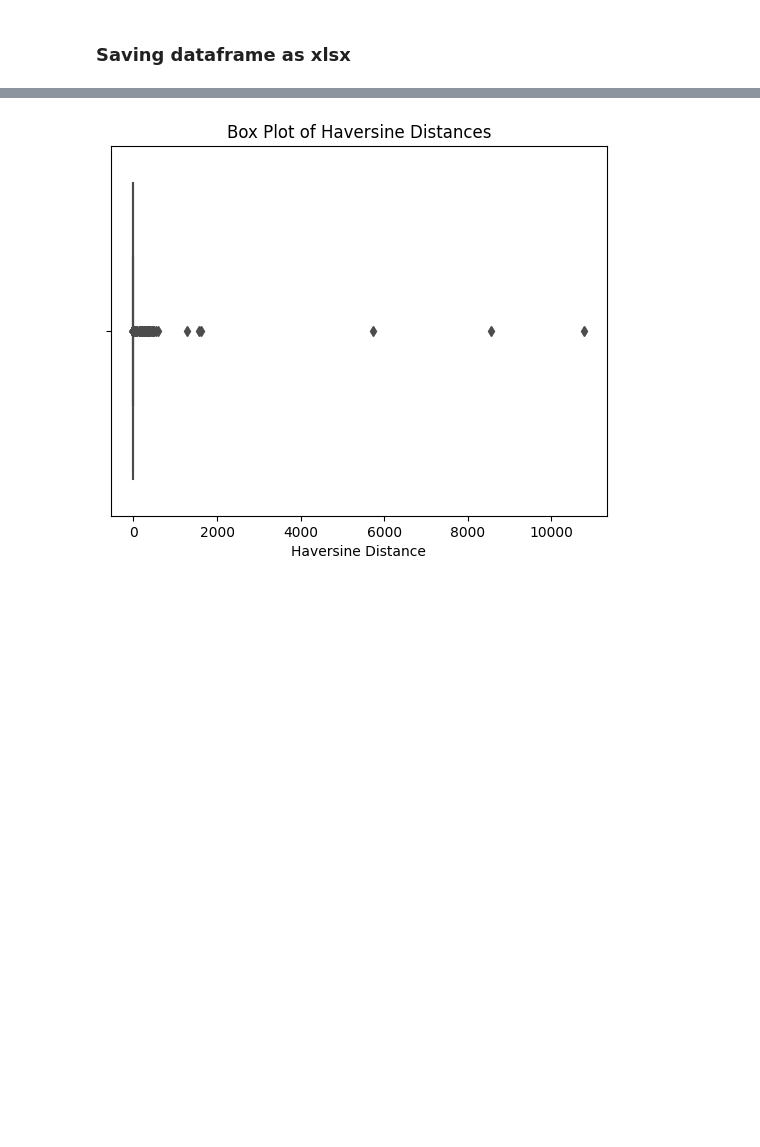
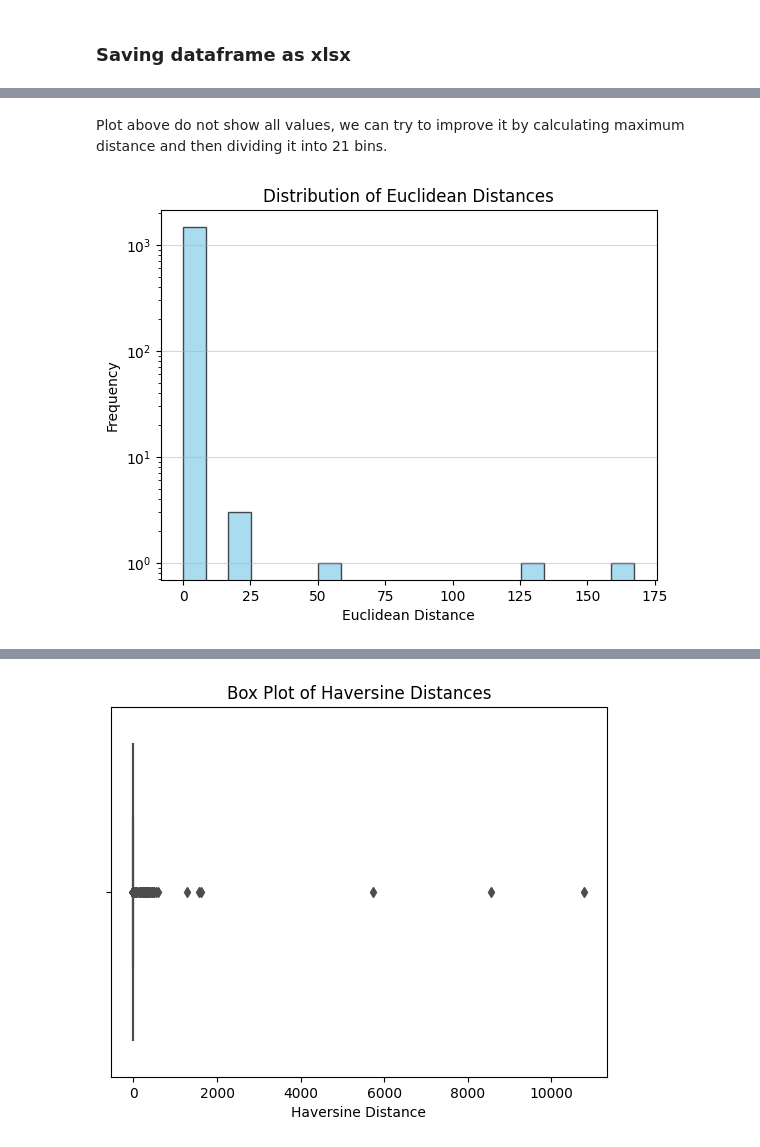
Before and after one commit to wiktorflorian/Tasks, a Jupyter notebook: NumLab/geo_localization.ipynb, the cells around one changed output, grey strips where cells are left out. Cells and saved outputs as stored; diff of their text form; code cells hidden in the pictures; blank space fills up the shorter version.

```diff
--- a/NumLab/geo_localization.ipynb
+++ b/NumLab/geo_localization.ipynb
@@ -107,0 +133,19 @@ plt.show()
+# %% [markdown]
+Plot above do not show all values, we can try to improve it by calculating maximum distance and then dividing it into 21 bins.
+# %%
+# Calculate the maximum distance value
+ed_max_distance = df['euclidean_distance'].max()
+
+# Define the bin edges
+bin_edges = np.linspace(0, ed_max_distance, num=21)
+
+# Plot the histogram with the adjusted bin range
+plt.hist(df['euclidean_distance'], bins=bin_edges, color='skyblue', edgecolor='black', alpha=0.7)
+plt.xlabel('Euclidean Distance')
+plt.ylabel('Frequency')
+plt.title('Distribution of Euclidean Distances')
+plt.yscale('log')
+plt.grid(axis='y', alpha=0.5)
+plt.show()
+# %% [output]
+[figure, added]
```
Also changed, not shown: parts of 11 cells of this notebook, 1 other file.
